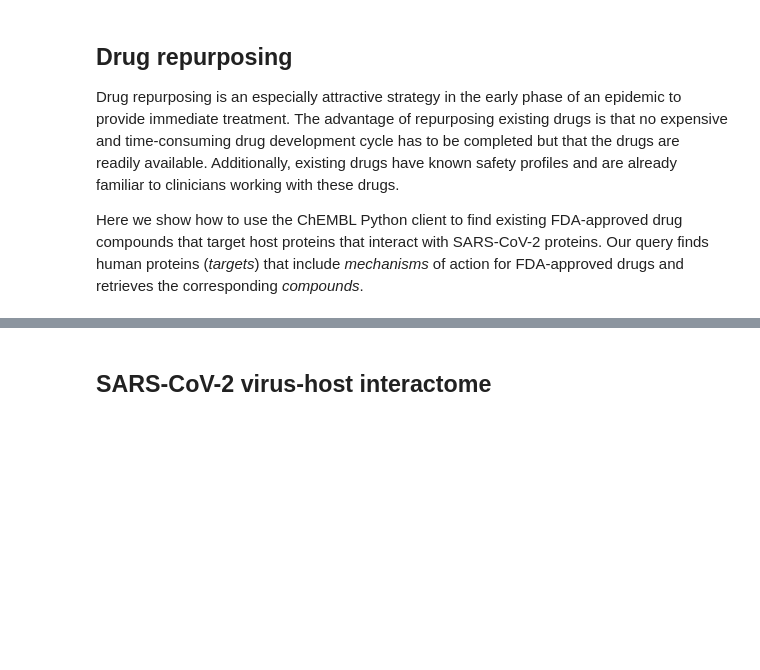
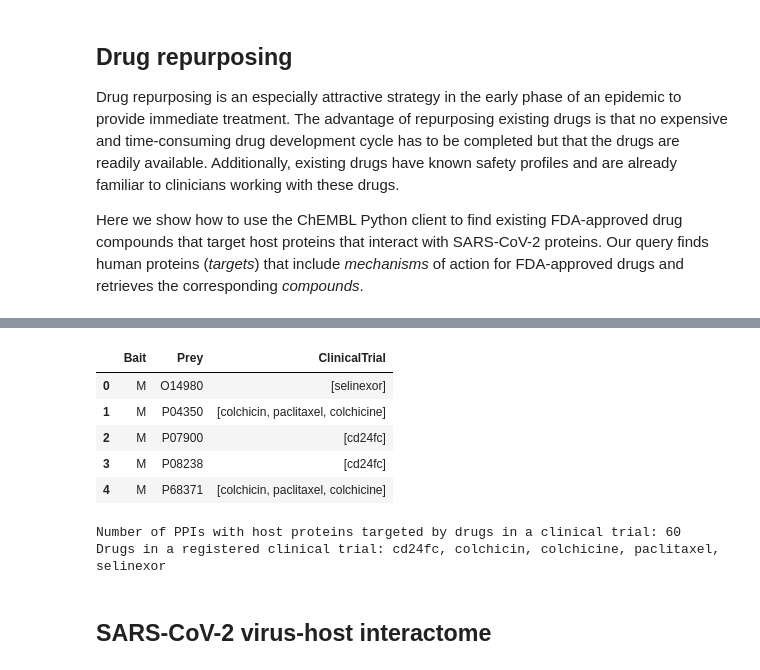
Before and after one commit to bittremieux/sars_cov_2, a Jupyter notebook: ppi_demo.ipynb, the cells around one changed output, grey strips where cells are left out. Saved outputs shown, nothing was run; the diff lists cells and outputs as text; code cells hidden in the pictures; blank space fills up the shorter version.

Commit message:
Update PPI filtering and compare to clinical trials

```diff
--- a/ppi_demo.ipynb
+++ b/ppi_demo.ipynb
@@ -363,3 +388,40 @@ Number of unique drugs: 395
+# %%
+request = requests.get('https://clinicaltrials.gov/api/query/field_values?'
+                       'expr=COVID-19&field=InterventionName&fmt=json')
+clinical_trials_interventions = json.loads(request.content)
+clinical_trials_drugs = set([
+    intervention['FieldValue'].lower()
+    for intervention in (clinical_trials_interventions
+                         ['FieldValuesResponse']['FieldValues'])])
+# %%
+ppis_overlap = pd.merge(ppis_filtered, ppis_orig_filtered, 'left',
+                        ['Bait', 'Prey'], indicator=True)
+# %%
+ppis_overlap['ClinicalTrial'] = ppis_overlap['Drug'].apply(
+    lambda ppi_drugs: list(set([ppi_drug
+                                for ppi_drug in ppi_drugs
+                                for trial_drug in clinical_trials_drugs
+                                if ppi_drug.lower() in trial_drug])))
+# %%
+ppis_clinical_trial = (
+    ppis_overlap[ppis_overlap['ClinicalTrial'].apply(len) > 0]
+    [['Bait', 'Prey', 'ClinicalTrial']].reset_index(drop=True))
+ppis_clinical_trial.head()
+# %% [output]
+|  | Bait | Prey | ClinicalTrial |
+| 0 | M | O14980 | [selinexor] |
+| 1 | M | P04350 | [colchicin, paclitaxel, colchicine] |
+| 2 | M | P07900 | [cd24fc] |
+| 3 | M | P08238 | [cd24fc] |
+| 4 | M | P68371 | [colchicin, paclitaxel, colchicine] |
+# %%
+print(f'Number of PPIs with host proteins targeted by drugs in a clinical '
+      f'trial: {len(ppis_clinical_trial)}')
+print(f'Drugs in a registered clinical trial: '
+      f'{", ".join(sorted(ppis_clinical_trial["ClinicalTrial"].explode().unique()))}')
+# %% [output]
+Number of PPIs with host proteins targeted by drugs in a clinical trial: 60
+Drugs in a registered clinical trial: cd24fc, colchicin, colchicine, paclitaxel, selinexor
 # %% [markdown]
 ## SARS-CoV-2 virus-host interactome
 # %% [markdown]
```
Also changed, not shown: parts of 14 cells of this notebook, 1 other file.
